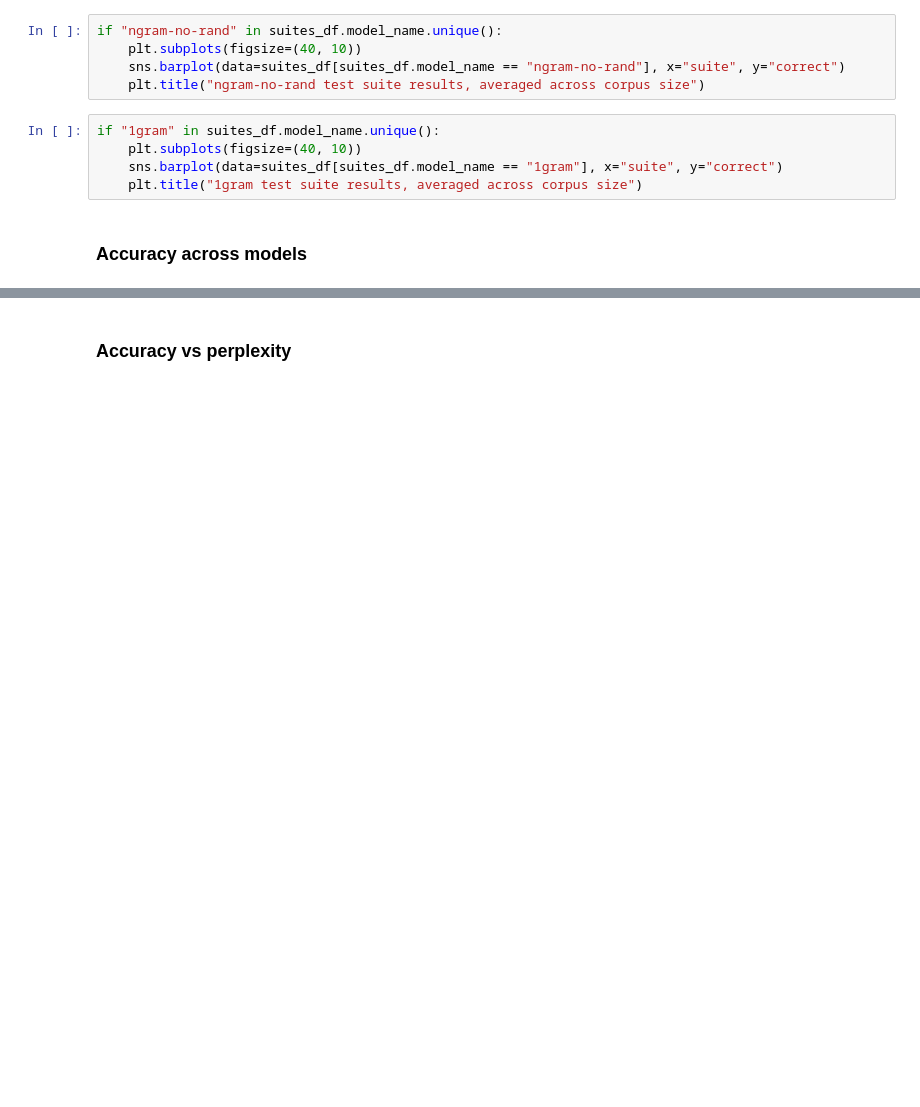
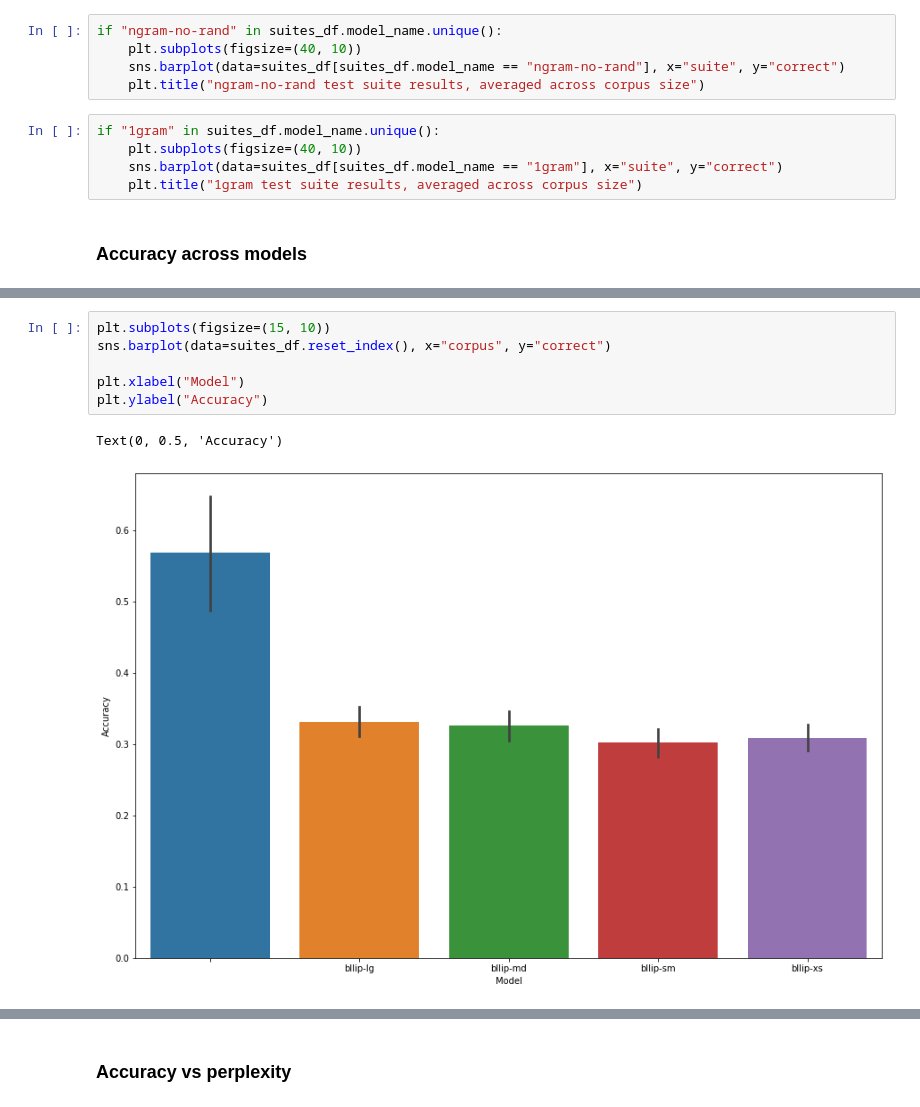
Before and after one commit to cpllab/syntactic-generalization, a Jupyter notebook: notebooks/main.ipynb, the cells around one changed output, grey strips where cells are left out. Saved outputs shown, nothing was run; the diff lists cells and outputs as text; blank space fills up the shorter version.

```diff
--- a/notebooks/main.ipynb
+++ b/notebooks/main.ipynb
@@ -225,0 +260,9 @@ Text(0, 0.5, 'Accuracy')
+# %%
+plt.subplots(figsize=(15, 10))
+sns.barplot(data=suites_df.reset_index(), x="corpus", y="correct")
+
+plt.xlabel("Model")
+plt.ylabel("Accuracy")
+# %% [output]
+Text(0, 0.5, 'Accuracy')
+[figure, added]
```
Also changed, not shown: parts of 28 cells of this notebook, 1 other file.
